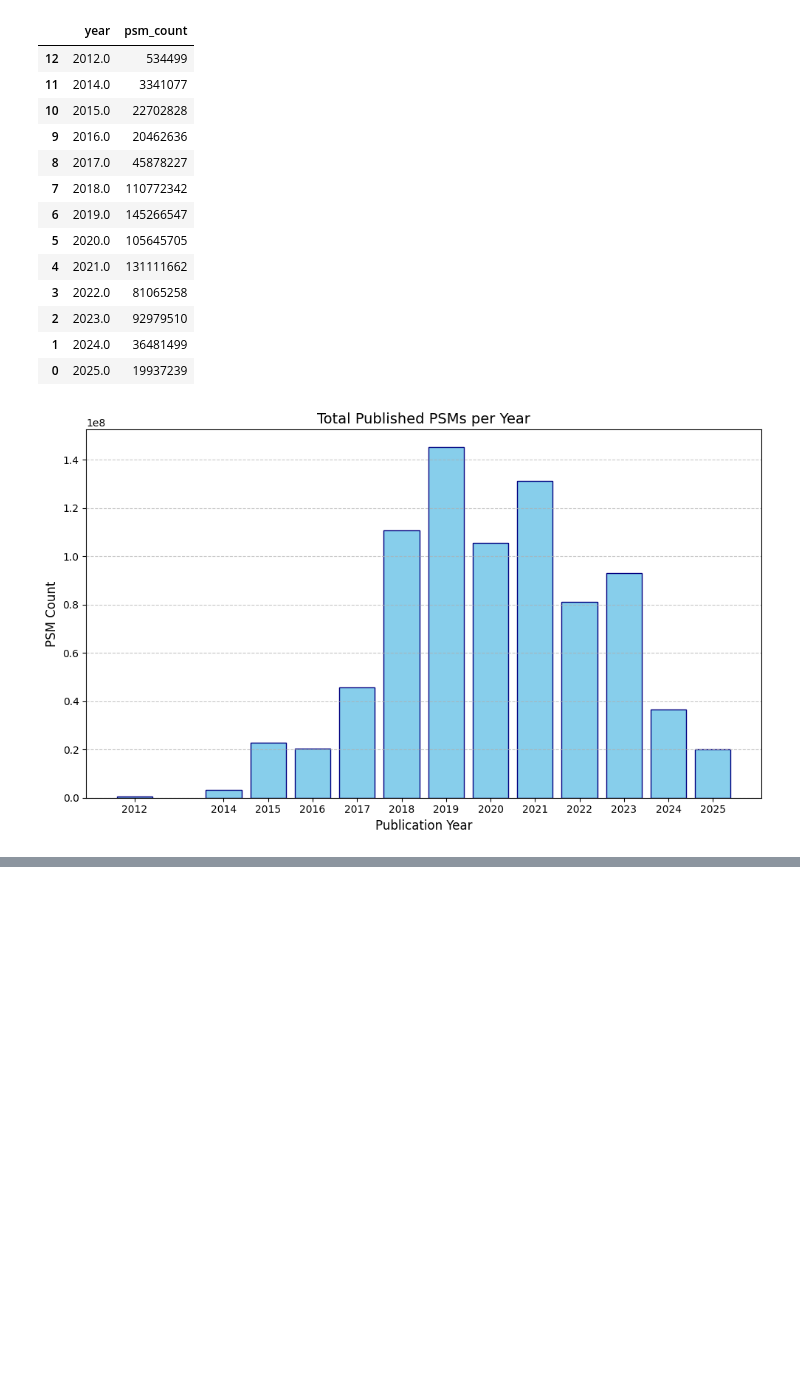
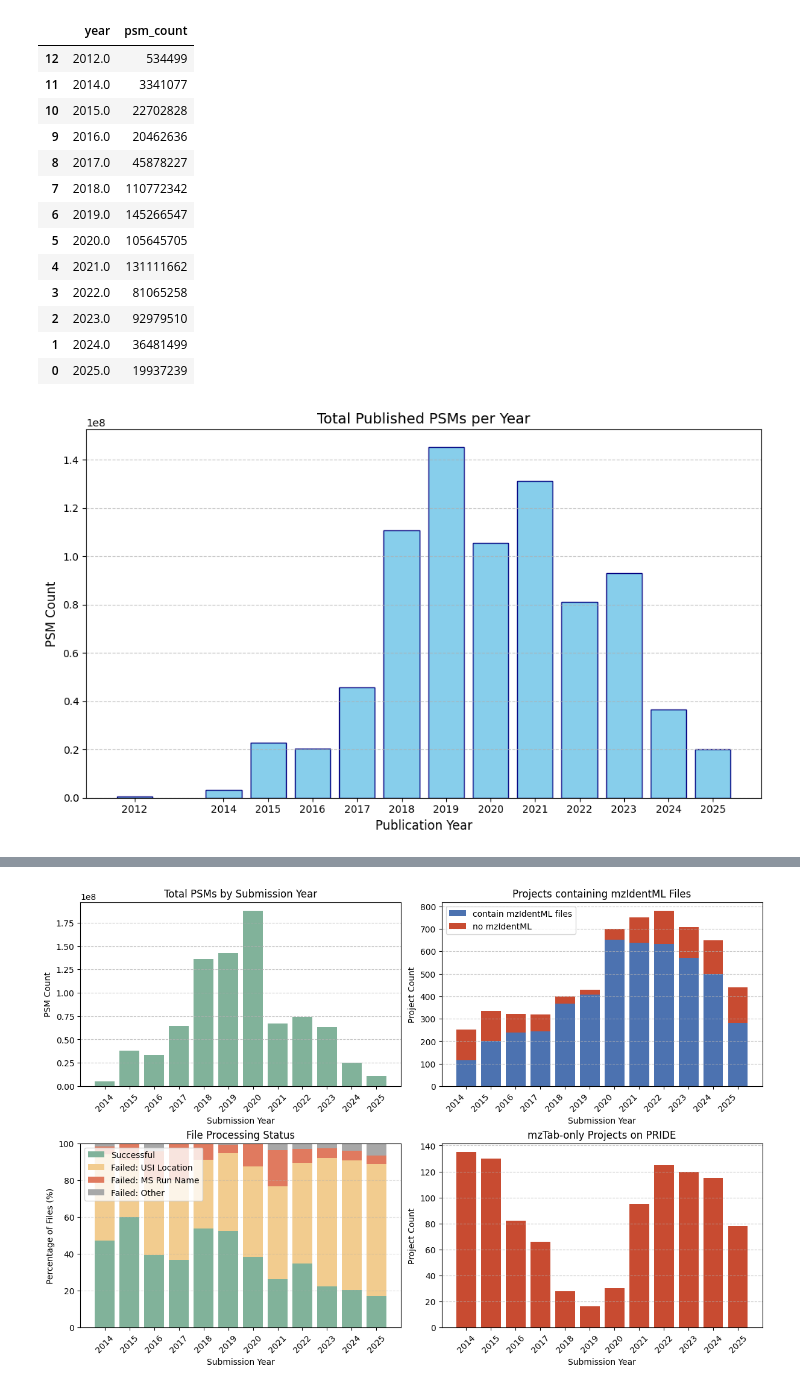
Before and after one commit to usiGrabber/usiGrabber, a Jupyter notebook: experimental/data_overview.ipynb, the cells around one changed output, grey strips where cells are left out. Drawn from its saved outputs; the diff is of its cells as text; code cells hidden in the pictures; blank space fills up the shorter version.

```diff
--- a/experimental/data_overview.ipynb
+++ b/experimental/data_overview.ipynb
@@ -609,0 +557,99 @@ unique_accessions = set(all_projects['accession'])
+# %%
+fig, ((ax1, ax2), (ax3, ax4)) = plt.subplots(2, 2, figsize=(12, 8), layout="constrained")
+# fig.set_constrained_layout_pads(w_pad=0.2, h_pad=0.2, wspace=0.1, hspace=0.1)
+# title_pos = 1.05
+
+colors = {
+    "other": "#a8a8a8",  # grey
+    "positive": "#81b29a",  # light sage green
+    "positive_outline": "#3d405b",  # dark purple
+    # "negative": "lightcoral",
+    "negative": "#c84b31",
+}
+
+# === PSMs per year ===
+ax1.bar(psms_per_year['year'], psms_per_year['psm_count'], color=colors["positive"])
+ax1.set_title('Total PSMs by Submission Year')
+ax1.set_xlabel('Submission Year')
+ax1.set_ylabel('PSM Count')
+ax1.set_xticks(ticks=psms_per_year['year']) # Ensure every year is shown
+ax1.set_xticklabels(psms_per_year['year'].astype(int), rotation=45, ha='right')
+ax1.grid(axis='y', linestyle='--', alpha=0.7)
+
+# === projects with mzID files ===
+# # Plot the first set of bars (the bottom layer)
+ax2.bar(mzid_projects['year'], mzid_projects['with_files'], label='contain mzIdentML files', color='#4C72B0')
+
+# # Plot the second set of bars on top of the first (using the 'bottom' parameter)
+ax2.bar(mzid_projects['year'], mzid_projects['with_zero_files'], bottom=mzid_projects['with_files'], label='no mzIdentML', color=colors["negative"])
+
+# # Add titles, labels, and formatting
+ax2.set_title('Projects containing mzIdentML Files')
+ax2.set_xlabel('Submission Year')
+ax2.set_ylabel('Project Count')
+
+# # Ensure all years are shown as x-ticks and rotate for readability
+ax2.set_xticks(mzid_projects['year'])
+ax2.set_xticklabels(mzid_projects['year'], rotation=45, ha='right')
+
+# # Add legend and horizontal grid lines
+ax2.legend()
+ax2.grid(axis='y', linestyle='--', alpha=0.7)
+
+# === percentage file parsing ===
+
+status_df["bottom_usi"] = status_df["pct_success"]
+status_df["bottom_ms_run"] = status_df["pct_success"] + status_df["pct_usi"]
+status_df["bottom_other"] = status_df["pct_success"] + status_df["pct_usi"] + status_df["pct_ms_run"]
+
+ax3.bar(status_df["year"], status_df["pct_success"], label="Successful", color="#81b29a")
+ax3.bar(
+    status_df["year"],
+    status_df["pct_usi"],
+    bottom=status_df["bottom_usi"],
+    label="Failed: USI Location",
+    color="#f2cc8f",
+)
+ax3.bar(
+    status_df["year"],
+    status_df["pct_ms_run"],
+    bottom=status_df["bottom_ms_run"],
+    label="Failed: MS Run Name",
+    color="#e07a5f",
+)
+ax3.bar(
+    status_df["year"],
+    status_df["pct_other"],
+    bottom=status_df["bottom_other"],
+    label="Failed: Other",
+    color=colors["other"],
+)
+
+ax3.set_title("File Processing Status")
+ax3.set_xlabel("Submission Year")
+ax3.set_ylabel("Percentage of Files (%)")
+ax3.set_ylim(0, 100)
+ax3.set_xticks(status_df["year"])
+ax3.set_xticklabels(status_df["year"].astype(int), rotation=45)
+ax3.grid(axis="y", linestyle="--", alpha=0.4, ha='right')
+ax3.legend(loc="upper left")
+
+
+# === mzTab-only projects per year ===
+
+# plot histogram of years
+year_counts = mztab_only["year"].value_counts().sort_index()
+
+ax4.bar(year_counts.index, year_counts.values, color=colors["negative"])
+ax4.set_title("mzTab-only Projects on PRIDE")
+ax4.set_xlabel("Submission Year")
+ax4.set_ylabel("Project Count")
+ax4.set_xticks(year_counts.index)
+ax4.set_xticklabels(year_counts.index, rotation=45, ha='right')
+ax4.grid(axis="y", linestyle="--", alpha=0.7)
+
+# ===
+# fig.tight_layout()
+plt.show()
+# %% [output]
+[figure, added]
```
Also changed, not shown: parts of 11 cells of this notebook.
